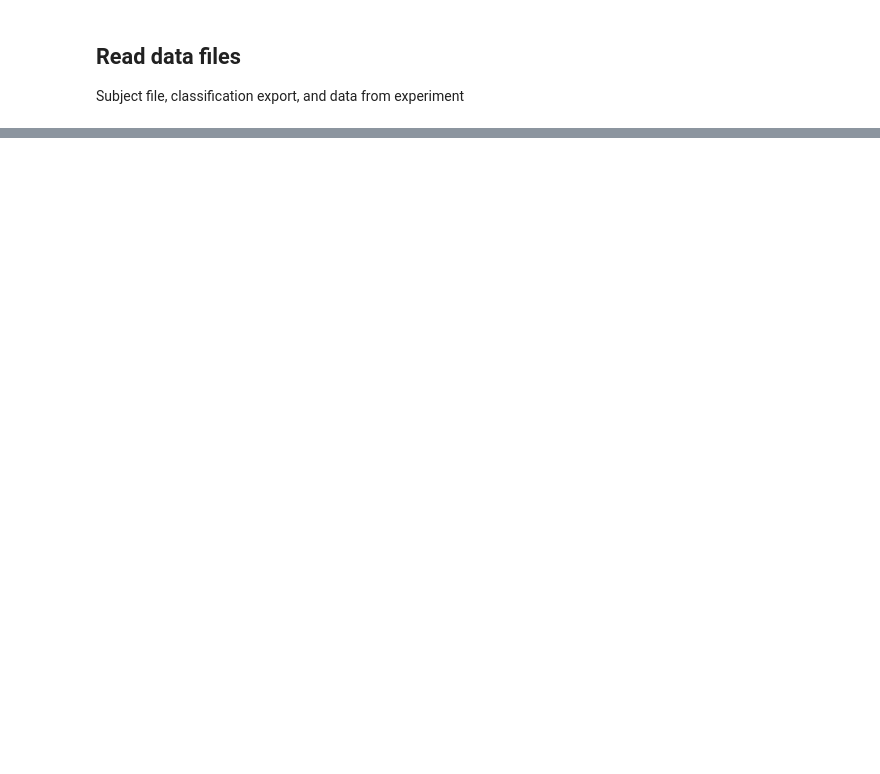
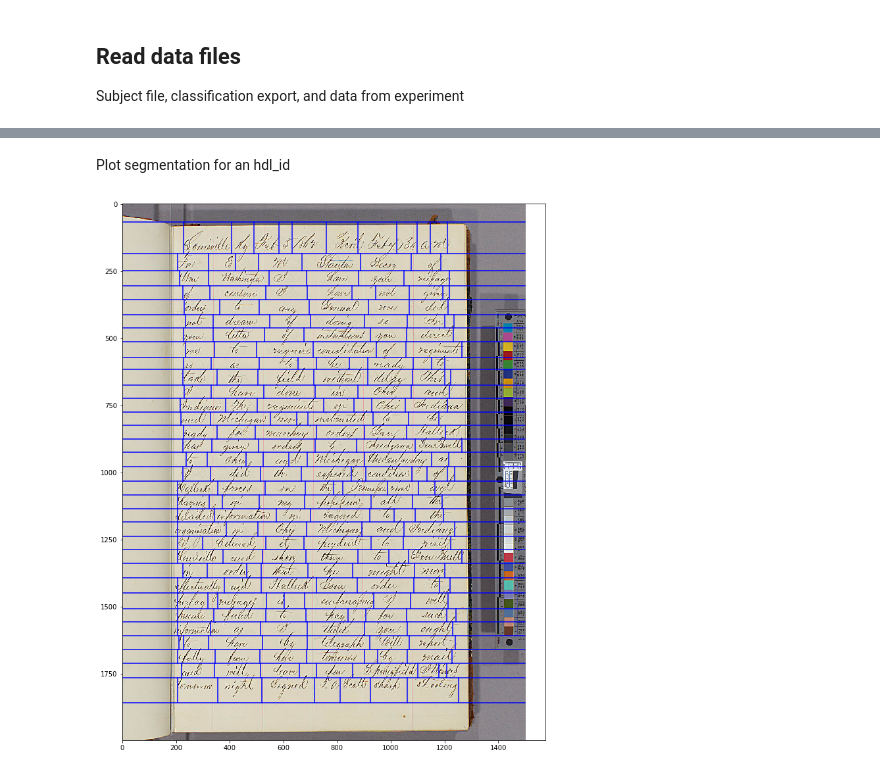
Before and after one commit to danhan52/text_segmentation, a Jupyter notebook: DCW_segmentation_analysis.ipynb, the cells around one changed output, grey strips where cells are left out. Drawn from its saved outputs; the diff is of its cells as text; code cells hidden in the pictures; blank space fills up the shorter version.

Commit message:
Ran part of segmentation for words, worked towards character

```diff
--- a/DCW_segmentation_analysis.ipynb
+++ b/DCW_segmentation_analysis.ipynb
@@ -72,0 +65,34 @@ for nu in nuOpt:
+# %%
+errors = {}
+
+for hdl_id in data.keys():
+    # get data for current hdl_id
+    cur_data = data[hdl_id]
+    segments = cur_data["segment_results"]
+
+    # add more info to segments data
+    n_words_gauss = segments.loc[:,'n_words_gauss']-1
+    n_words_cons = segments.loc[:,'n_words_cons']
+    segments.loc[:,'word_diff'] = n_words_gauss - n_words_cons
+    segments.loc[:,'word_diff_abs'] = np.abs(n_words_gauss - n_words_cons)
+
+    grouped = segments.groupby(['nu', 'biThresh'])[['word_diff_abs', 'word_diff']]
+    error = grouped.mean().reset_index()
+    errors[hdl_id] = error
+
+    # print best
+    bestrow = error.loc[error['word_diff_abs'].idxmin()]
+    st = 'hdl_id: {0}, nu: {1}, biThresh: {2},\n\terror: {3}, segment diff: {4}'
+    print(st.format(hdl_id, bestrow['nu'], bestrow['biThresh'],
+                    bestrow['word_diff_abs'], bestrow['word_diff']))
+
+
+# get total error for all images
+tot_error = errors['mssEC_02_007'].copy()
+for k, v in errors.items():
+    if k == 'mssEC_02_007':
+        next
+    else:
+        tot_error['word_diff_abs'] += v['word_diff_abs']
+sorted_error = tot_error.sort_values('word_diff_abs')
+best_params = sorted_error.iloc[0].loc[['nu', 'biThresh']]
@@ -72,0 +131,13 @@ for nu in nuOpt:
+# %% [markdown]
+Plot segmentation for an hdl_id
+# %%
+hdl_id = 'mssEC_02_007'
+# read images
+url = subj.iloc[np.where(subj["hdl_id"] == hdl_id)[0][0]]["url"]
+let, grey = readImg(url)
+cur_data = data[hdl_id]
+best = getSegments(cur_data['segment_results'], bestrow['nu'],
+                    bestrow['biThresh'])
+plotBest(let, cur_data, best)
+# %% [output]
+[figure, added]
```
Also changed, not shown: parts of 8 cells of this notebook, 3 other files.
